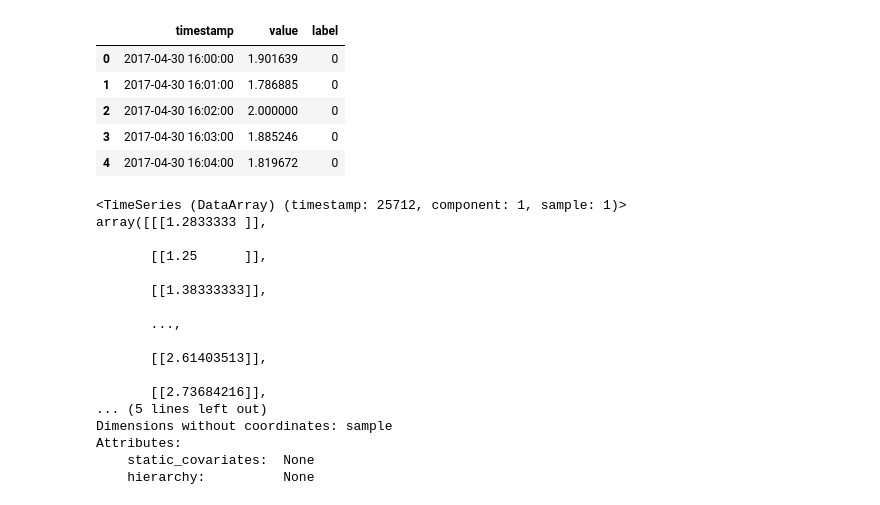
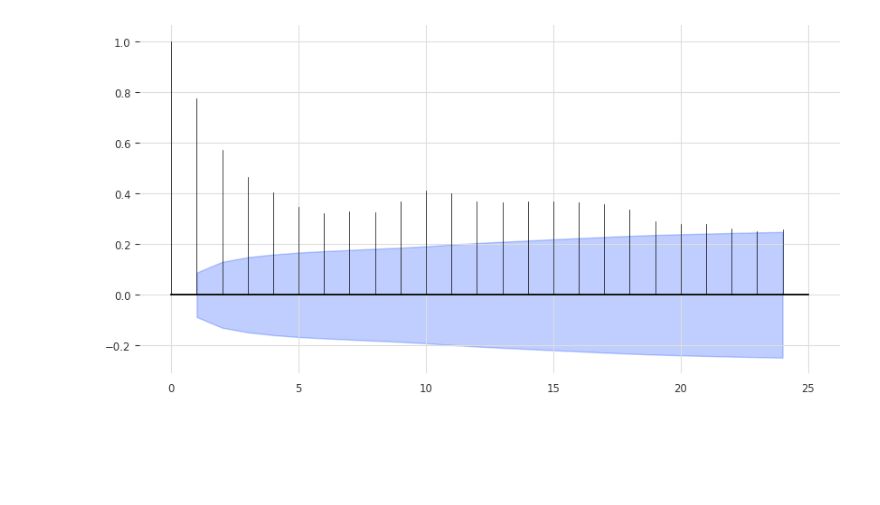
Before and after one commit to m3madadi/datadays, a Jupyter notebook: main.ipynb, the cells around one changed output. Saved outputs shown, nothing was run; the diff lists cells and outputs as text; code cells hidden in the pictures; blank space fills up the shorter version.

Commit message:
too long time series not supported

```diff
--- a/main.ipynb
+++ b/main.ipynb
@@ -21,40 +9,16 @@ ModuleNotFoundError: No module named 'darts'
 # %%
 # Your code goes here
-df = pd.read_csv('data/time-series/0.csv')
+df = pd.read_csv('data/0.csv')
+df['timestamp'] = pd.to_datetime(df['timestamp'], unit='m')
-# %%
-df['timestamp'] = pd.to_datetime(df['timestamp'], unit='s')
 # %%
-df.head()
+df = df.head(500)
-# %% [output]
-|  | timestamp | value | label |
-| 0 | 2017-04-30 16:00:00 | 1.901639 | 0 |
-| 1 | 2017-04-30 16:01:00 | 1.786885 | 0 |
-| 2 | 2017-04-30 16:02:00 | 2.000000 | 0 |
-| 3 | 2017-04-30 16:03:00 | 1.885246 | 0 |
-| 4 | 2017-04-30 16:04:00 | 1.819672 | 0 |
 # %%
 # Create a TimeSeries, specifying the time and value columns
 series = TimeSeries.from_dataframe(df, 'timestamp', 'value', freq='T')
 # Set aside the last 36 months as a validation series
 train, val = series[:-round(len(df) / 5)], series[-round(len(df) / 5):]
-# %%
-val
-# %% [output]
-<TimeSeries (DataArray) (timestamp: 25712, component: 1, sample: 1)>
-array([[[1.2833333 ]],
-
-       [[1.25      ]],
-
-       [[1.38333333]],
-
-       ...,
-
-       [[2.61403513]],
-
-       [[2.73684216]],
-... (5 lines left out)
-Dimensions without coordinates: sample
-Attributes:
-    static_covariates:  None
-    hierarchy:          None
+# %%
+darts.utils.statistics.plot_acf(series)
+# %% [output]
+[figure, added]
 # %%
```
Also changed, not shown: parts of 4 cells of this notebook.
